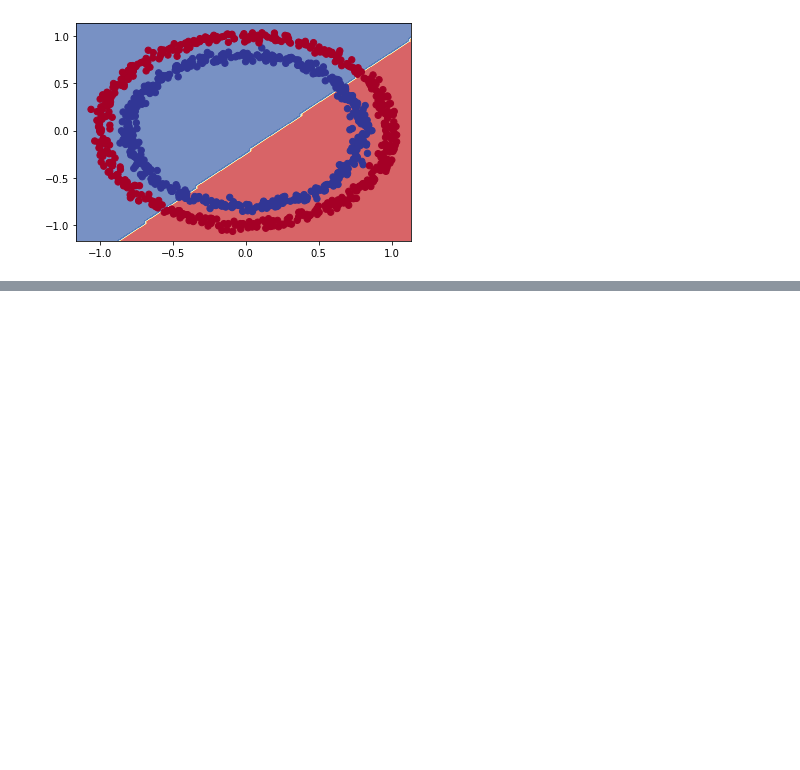
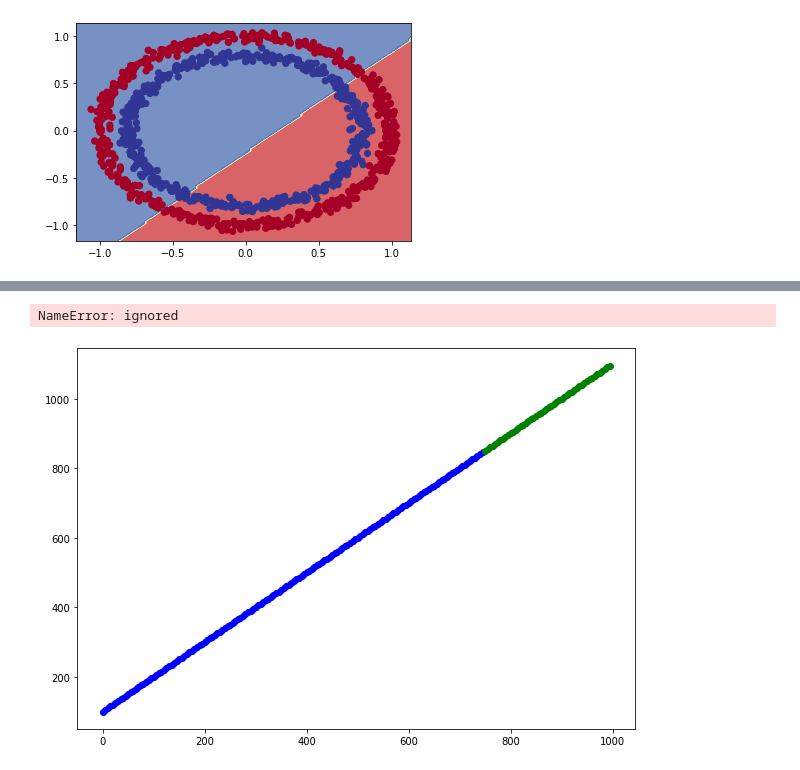
Before and after one commit to ElenaBara21/TensorFlow, a Jupyter notebook: 02_neural_network_classification_in_tensorfloew.ipynb, the cells around one changed output, grey strips where cells are left out. Drawn from its saved outputs; the diff is of its cells as text; code cells hidden in the pictures; blank space fills up the shorter version.

```diff
--- a/02_neural_network_classification_in_tensorfloew.ipynb
+++ b/02_neural_network_classification_in_tensorfloew.ipynb
@@ -272,0 +308,23 @@ doing binary classifcation...
+# %%
+# Set random seed
+tf.random.set_seed=42
+
+# Create some regression data
+X_regression = np.arange(0, 1000, 5)
+y_regression = np.arange(100, 1100, 5)
+
+# Split it into training and test sets
+X_reg_train = X_regression[:150]
+X_reg_test = X_regression[150:]
+y_reg_train = y_regression[:150]
+y_reg_test = y_regression[150:]
+
+# Fit our model to the data
+
+## Note: Before TensorFlow 2.7.0, this line would work
+# model_3.fit(X_reg_train, y_reg_train, epochs=100) # <- this will error in TensorFlow 2.7.0+
+
+## After TensorFlow 2.7.0
+model_3.fit(tf.expand_dims(X_reg_train, axis=-1), # <- expand input dimensions
+            y_reg_train,
+            epochs=100)
@@ -272,0 +350,13 @@ doing binary classifcation...
+# %%
+#Make predictions our trained model
+#y_reg_preds = model_3.predict(y_reg_test)
+
+#Plot the model's predictions agains our regression data
+plt.figure(figsize=(10,7))
+plt.scatter(X_reg_train, y_reg_train, c="b", label="Training data")
+plt.scatter(X_reg_test, y_reg_test, c="g", label="Test data")
+plt.scatter(X_reg_test, y_reg_preds, c="r", label="Predictions")
+plt.legend();
+# %% [output]
+NameError: ignored
+[figure, added]
```
Also changed, not shown: parts of 15 cells of this notebook.
